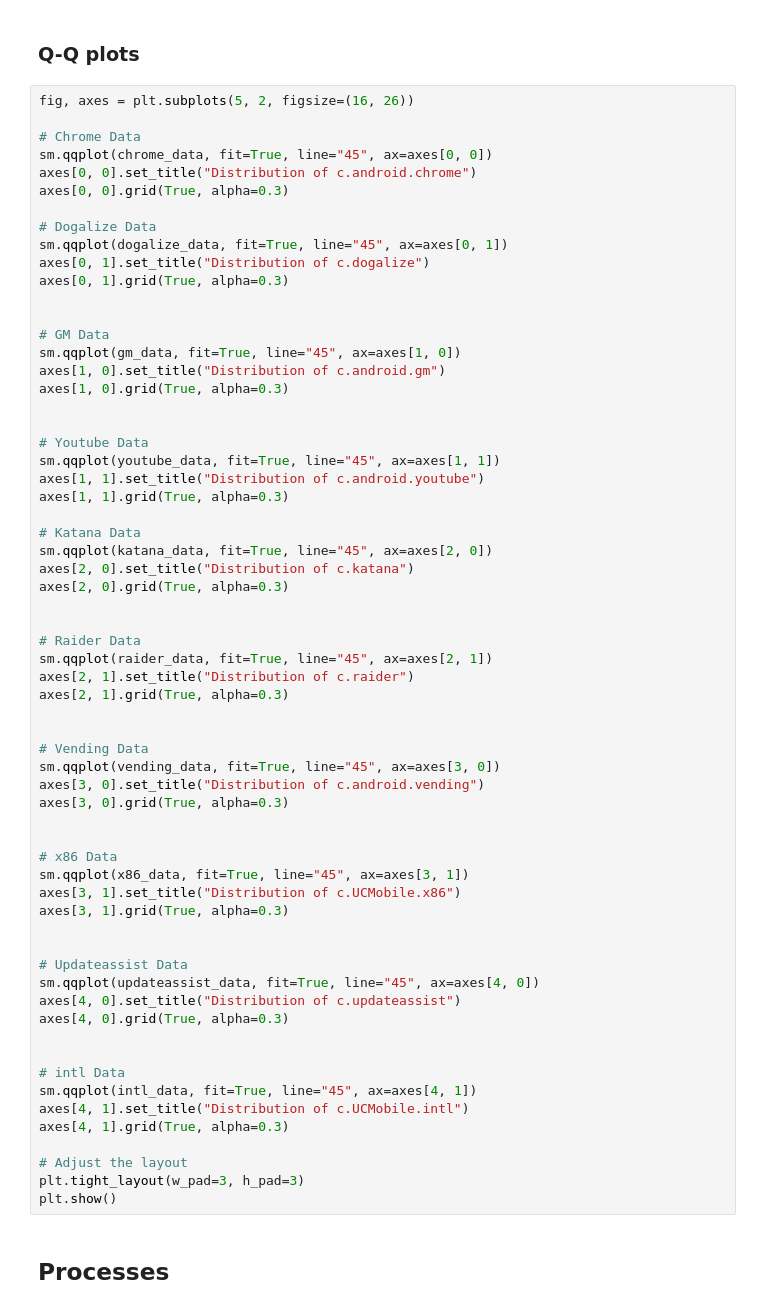
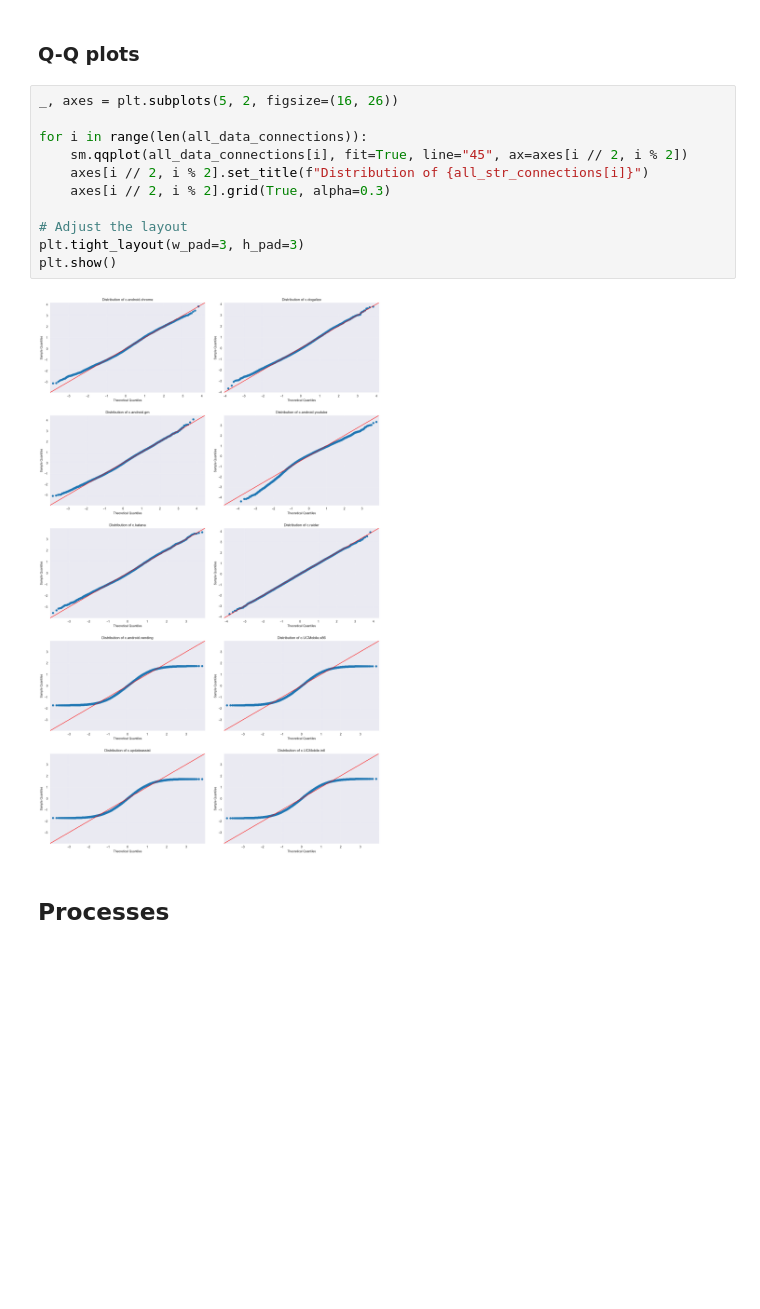
Before and after one commit to MBabiar/IAU-Project, a Jupyter notebook: src/main.ipynb, the cells around one changed output. Saved outputs shown, nothing was run; the diff lists cells and outputs as text; blank space fills up the shorter version.

```diff
--- a/src/main.ipynb
+++ b/src/main.ipynb
@@ -723,68 +763,18 @@ plt.show()
 # %% [markdown]
 ### Q-Q plots
-# %%
-fig, axes = plt.subplots(5, 2, figsize=(16, 26))
-
-# Chrome Data
-sm.qqplot(chrome_data, fit=True, line="45", ax=axes[0, 0])
-axes[0, 0].set_title("Distribution of c.android.chrome")
-axes[0, 0].grid(True, alpha=0.3)
-
-# Dogalize Data
-sm.qqplot(dogalize_data, fit=True, line="45", ax=axes[0, 1])
-axes[0, 1].set_title("Distribution of c.dogalize")
-axes[0, 1].grid(True, alpha=0.3)
-
-
-# GM Data
-sm.qqplot(gm_data, fit=True, line="45", ax=axes[1, 0])
-axes[1, 0].set_title("Distribution of c.android.gm")
-axes[1, 0].grid(True, alpha=0.3)
-
-
-# Youtube Data
-sm.qqplot(youtube_data, fit=True, line="45", ax=axes[1, 1])
-axes[1, 1].set_title("Distribution of c.android.youtube")
-axes[1, 1].grid(True, alpha=0.3)
-
-# Katana Data
-sm.qqplot(katana_data, fit=True, line="45", ax=axes[2, 0])
-axes[2, 0].set_title("Distribution of c.katana")
-axes[2, 0].grid(True, alpha=0.3)
-
-
-# Raider Data
-sm.qqplot(raider_data, fit=True, line="45", ax=axes[2, 1])
-axes[2, 1].set_title("Distribution of c.raider")
-axes[2, 1].grid(True, alpha=0.3)
-
-
-# Vending Data
-sm.qqplot(vending_data, fit=True, line="45", ax=axes[3, 0])
-axes[3, 0].set_title("Distribution of c.android.vending")
-axes[3, 0].grid(True, alpha=0.3)
-
-
-# x86 Data
-sm.qqplot(x86_data, fit=True, line="45", ax=axes[3, 1])
-axes[3, 1].set_title("Distribution of c.UCMobile.x86")
-axes[3, 1].grid(True, alpha=0.3)
-
-
-# Updateassist Data
-sm.qqplot(updateassist_data, fit=True, line="45", ax=axes[4, 0])
-axes[4, 0].set_title("Distribution of c.updateassist")
-axes[4, 0].grid(True, alpha=0.3)
-
-
-# intl Data
-sm.qqplot(intl_data, fit=True, line="45", ax=axes[4, 1])
-axes[4, 1].set_title("Distribution of c.UCMobile.intl")
-axes[4, 1].grid(True, alpha=0.3)
-
-# Adjust the layout
-plt.tight_layout(w_pad=3, h_pad=3)
-plt.show()
+# %%
+_, axes = plt.subplots(5, 2, figsize=(16, 26))
+
+for i in range(len(all_data_connections)):
+    sm.qqplot(all_data_connections[i], fit=True, line="45", ax=axes[i // 2, i % 2])
+    axes[i // 2, i % 2].set_title(f"Distribution of {all_str_connections[i]}")
+    axes[i // 2, i % 2].grid(True, alpha=0.3)
+
+# Adjust the layout
+plt.tight_layout(w_pad=3, h_pad=3)
+plt.show()
+# %% [output]
+[figure, added]
 # %% [markdown]
 ## Processes
 # %% [markdown]
```
Also changed, not shown: parts of 44 cells of this notebook.
